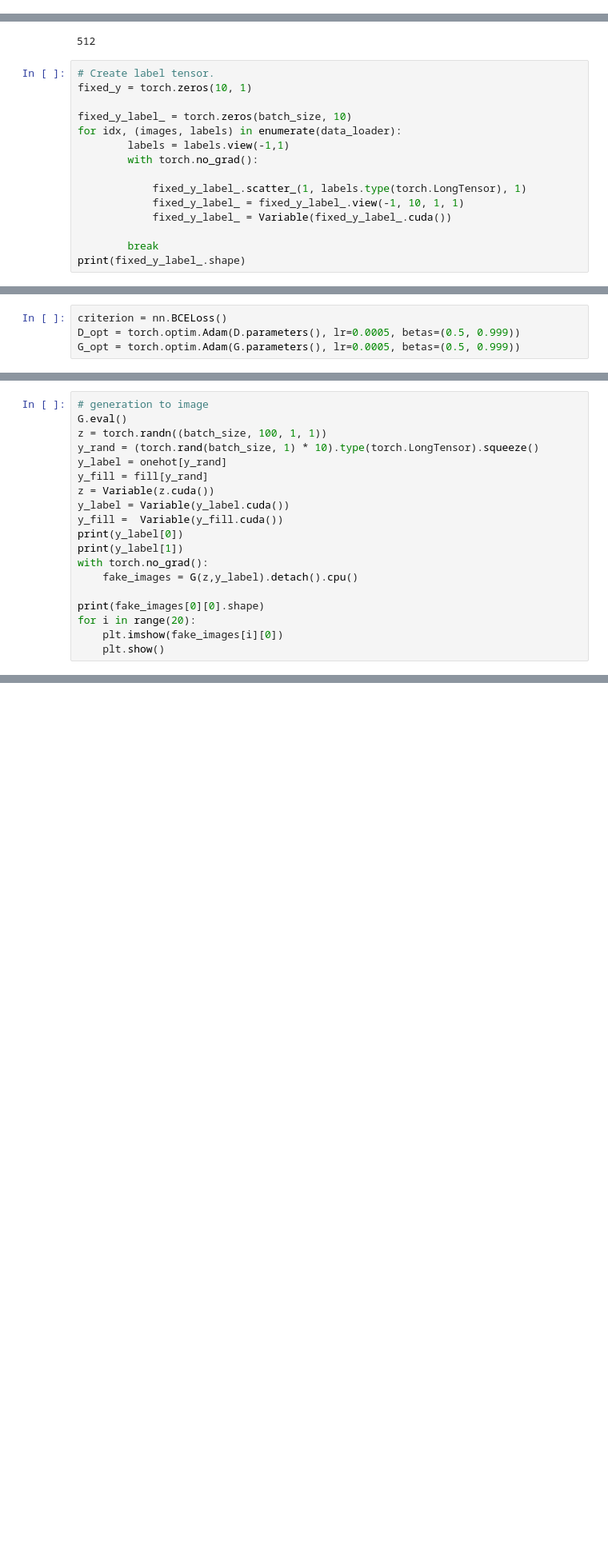
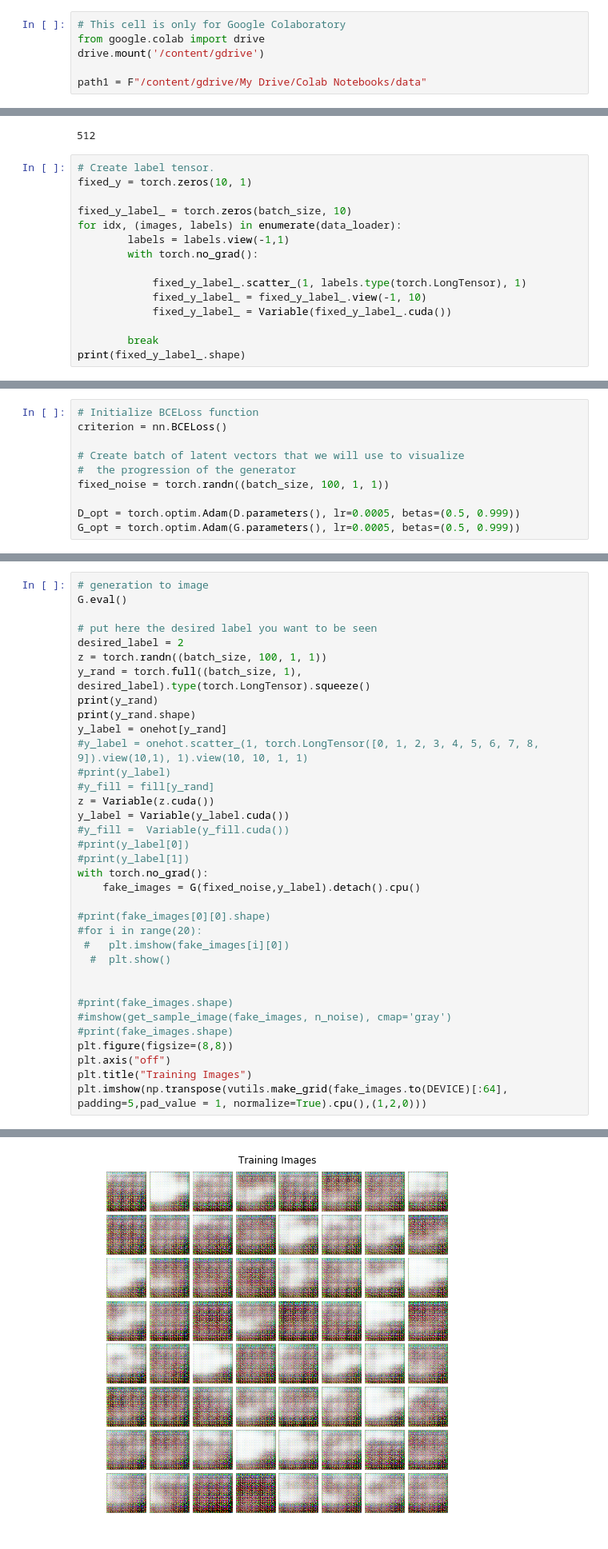
Before and after one commit to mvhel/GANasso, a Jupyter notebook: C_Cifar_GAN.ipynb, the cells around one changed output, grey strips where cells are left out. Shown at 80% size. Saved outputs shown, nothing was run; the diff lists cells and outputs as text; blank space fills up the shorter version.

```diff
--- a/C_Cifar_GAN.ipynb
+++ b/C_Cifar_GAN.ipynb
@@ -34,3 +34,9 @@ torch.manual_seed(manualSeed)
 # %% [output]
 Random Seed:  999
 <torch._C.Generator at 0x...>
+# %%
+# This cell is only for Google Colaboratory
+from google.colab import drive
+drive.mount('/content/gdrive')
+
+path1 = F"/content/gdrive/My Drive/Colab Notebooks/data"
@@ -237,7 +249,7 @@ for idx, (images, labels) in enumerate(data_loader):
         with torch.no_grad():
 
             fixed_y_label_.scatter_(1, labels.type(torch.LongTensor), 1)
-            fixed_y_label_ = fixed_y_label_.view(-1, 10, 1, 1)
+            fixed_y_label_ = fixed_y_label_.view(-1, 10)
             fixed_y_label_ = Variable(fixed_y_label_.cuda())
 
         break
@@ -247,5 +259,11 @@ AssertionError: Torch not compiled with CUDA enabled
 # %%
+# Initialize BCELoss function
 criterion = nn.BCELoss()
+
+# Create batch of latent vectors that we will use to visualize
+#  the progression of the generator
+fixed_noise = torch.randn((batch_size, 100, 1, 1))
+
 D_opt = torch.optim.Adam(D.parameters(), lr=0.0005, betas=(0.5, 0.999))
 G_opt = torch.optim.Adam(G.parameters(), lr=0.0005, betas=(0.5, 0.999))
 # %%
@@ -334,19 +397,36 @@ for epoch in range(max_epoch):
 # %%
 # generation to image
 G.eval()
+
+# put here the desired label you want to be seen
+desired_label = 2
 z = torch.randn((batch_size, 100, 1, 1))
-y_rand = (torch.rand(batch_size, 1) * 10).type(torch.LongTensor).squeeze()
+y_rand = torch.full((batch_size, 1), desired_label).type(torch.LongTensor).squeeze()
+print(y_rand)
+print(y_rand.shape)
 y_label = onehot[y_rand]
-y_fill = fill[y_rand]
+#y_label = onehot.scatter_(1, torch.LongTensor([0, 1, 2, 3, 4, 5, 6, 7, 8, 9]).view(10,1), 1).view(10, 10, 1, 1)
+#print(y_label)
+#y_fill = fill[y_rand]
 z = Variable(z.cuda())
 y_label = Variable(y_label.cuda())
-y_fill =  Variable(y_fill.cuda())
-print(y_label[0])
-print(y_label[1])
+#y_fill =  Variable(y_fill.cuda())
+#print(y_label[0])
+#print(y_label[1])
 with torch.no_grad():
-    fake_images = G(z,y_label).detach().cpu()
+    fake_images = G(fixed_noise,y_label).detach().cpu()
 
-print(fake_images[0][0].shape)
-for i in range(20):
-    plt.imshow(fake_images[i][0])
-    plt.show()
+#print(fake_images[0][0].shape)
+#for i in range(20):
+ #   plt.imshow(fake_images[i][0])
+  #  plt.show()
+
+
+#print(fake_images.shape)
+#imshow(get_sample_image(fake_images, n_noise), cmap='gray')
+#print(fake_images.shape)
+plt.figure(figsize=(8,8))
+plt.axis("off")
+plt.title("Training Images")
+plt.imshow(np.transpose(vutils.make_grid(fake_images.to(DEVICE)[:64], padding=5,pad_value = 1, normalize=True).cpu(),(1,2,0)))
+# %% [output]
@@ -353,3 +440,4 @@ for i in range(20):
+[figure, added]
 # %%
 def save_checkpoint(state, file_name='checkpoint.pth.tar'):
     torch.save(state, file_name)
```
Also changed, not shown: parts of 6 cells of this notebook.
